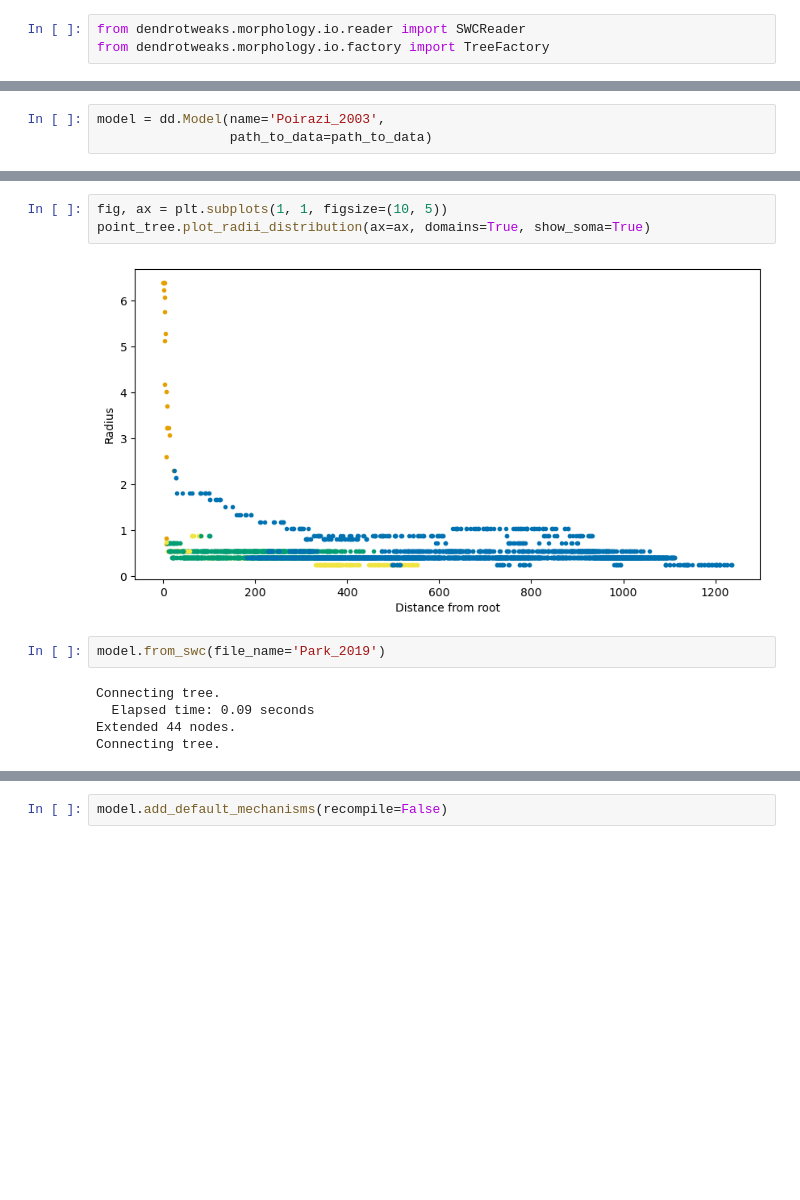
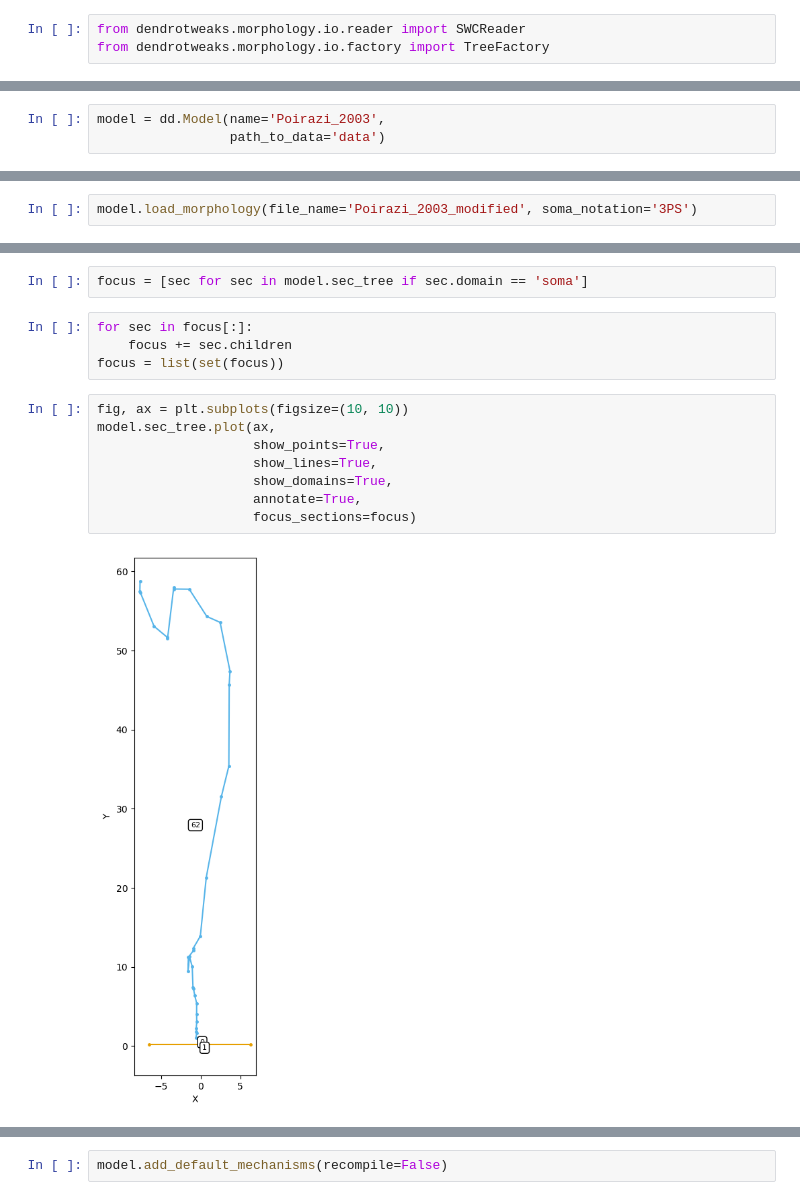
Before and after one commit to Poirazi-Lab/DendroTweaksApp, a Jupyter notebook: app/src/Poirazi_2003.ipynb, the cells around one changed output, grey strips where cells are left out. Cells and saved outputs as stored; diff of their text form; blank space fills up the shorter version.

Commit message:
Reproduce Park and Poirazi models

```diff
--- a/app/src/Poirazi_2003.ipynb
+++ b/app/src/Poirazi_2003.ipynb
@@ -14,4 +10,4 @@ path_to_data = os.path.join(cwd, 'data')
 # %%
 model = dd.Model(name='Poirazi_2003',
-                 path_to_data=path_to_data)
+                 path_to_data='data')
 # %%
@@ -40,0 +39,2 @@ Tree already sorted.
+# %%
+model.load_morphology(file_name='Poirazi_2003_modified', soma_notation='3PS')
@@ -41,12 +83,16 @@ Tree already sorted.
+# %%
+focus = [sec for sec in model.sec_tree if sec.domain == 'soma']
+# %%
+for sec in focus[:]:
+    focus += sec.children
+focus = list(set(focus))
 # %%
-fig, ax = plt.subplots(1, 1, figsize=(10, 5))
-point_tree.plot_radii_distribution(ax=ax, domains=True, show_soma=True)
+fig, ax = plt.subplots(figsize=(10, 10))
+model.sec_tree.plot(ax,
+                    show_points=True,
+                    show_lines=True,
+                    show_domains=True,
+                    annotate=True,
+                    focus_sections=focus)
 # %% [output]
-[figure, old version]
+[figure, new version]
-# %%
-model.from_swc(file_name='Park_2019')
-# %% [output]
-Connecting tree.
-  Elapsed time: 0.09 seconds
-Extended 44 nodes.
-Connecting tree.
```
Also changed, not shown: parts of 50 cells of this notebook, 57 other files.
